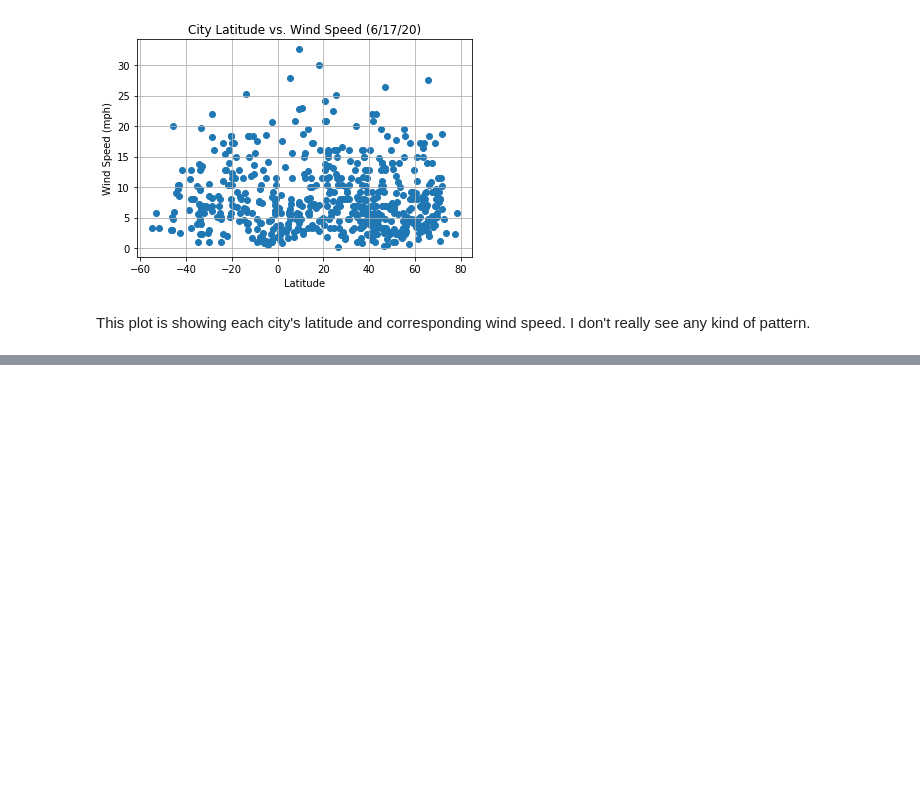
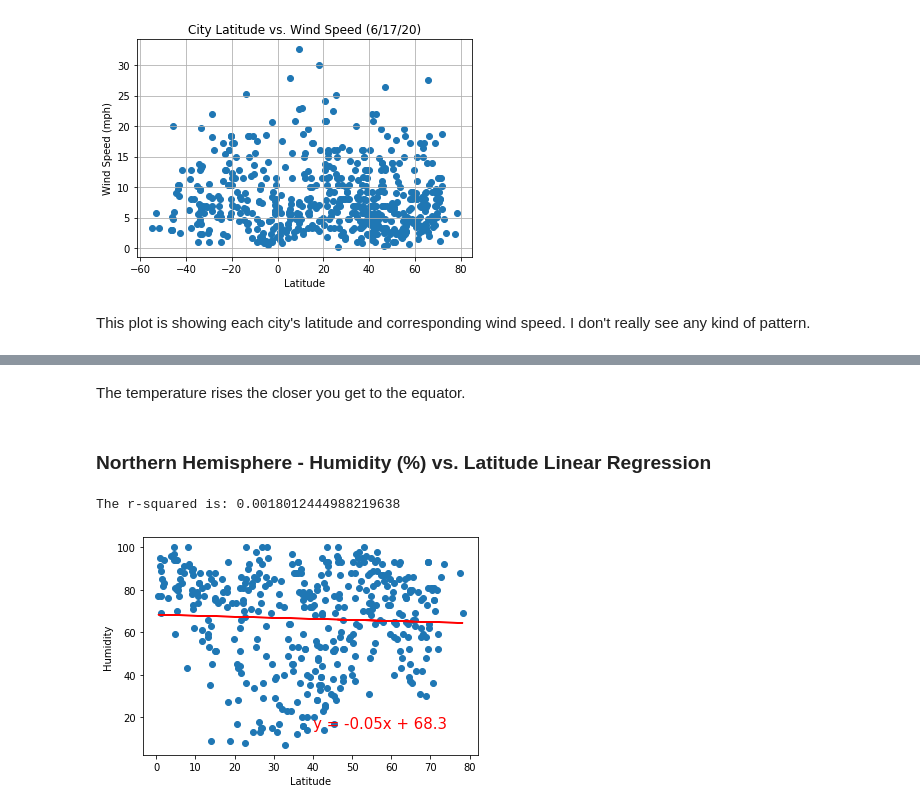
Before and after one commit to tamaranxu/python-api-challenge, a Jupyter notebook: WeatherPy/WeatherPy.ipynb, the cells around one changed output, grey strips where cells are left out. Saved outputs shown, nothing was run; the diff lists cells and outputs as text; code cells hidden in the pictures; blank space fills up the shorter version.

```diff
--- a/WeatherPy/WeatherPy.ipynb
+++ b/WeatherPy/WeatherPy.ipynb
@@ -275,0 +383,37 @@ This plot is showing each city's latitude and corresponding wind speed. I don't
+# %% [markdown]
+The temperature rises the closer you get to the equator.
+# %% [markdown]
+### Northern Hemisphere - Humidity (%) vs. Latitude Linear Regression
+# %%
+nor_lat = north_hem_df['Lat']
+nor_hum = north_hem_df['Humidity']
+
+# Perform a linear regression on temperature vs. latitude
+(slope, intercept, rvalue, pvalue, stderr) = linregress(nor_lat, nor_hum)
+
+# Get regression values
+regress_values = nor_lat * slope + intercept
+
+# Create line equation string
+line_eq = "y = " + str(round(slope,2)) + "x + " + str(round(intercept,2))
+
+# Create Plot
+plt.scatter(nor_lat,nor_hum)
+plt.plot(nor_lat,regress_values,"r-")
+
+# Label plot and annotate the line equation
+plt.xlabel('Latitude')
+plt.ylabel('Humidity')
+plt.annotate(line_eq,(40,15),fontsize=15,color="red")
+
+# Print r square value
+print(f"The r-squared is: {rvalue**2}")
+
+# Save the figure
+plt.savefig('output_data/Nor_Lat_Hum.png')
+
+# Show plot
+plt.show()
+# %% [output]
+The r-squared is: 0.0018012444988219638
+[figure, added]
```
Also changed, not shown: parts of 24 cells of this notebook, 8 other files.
